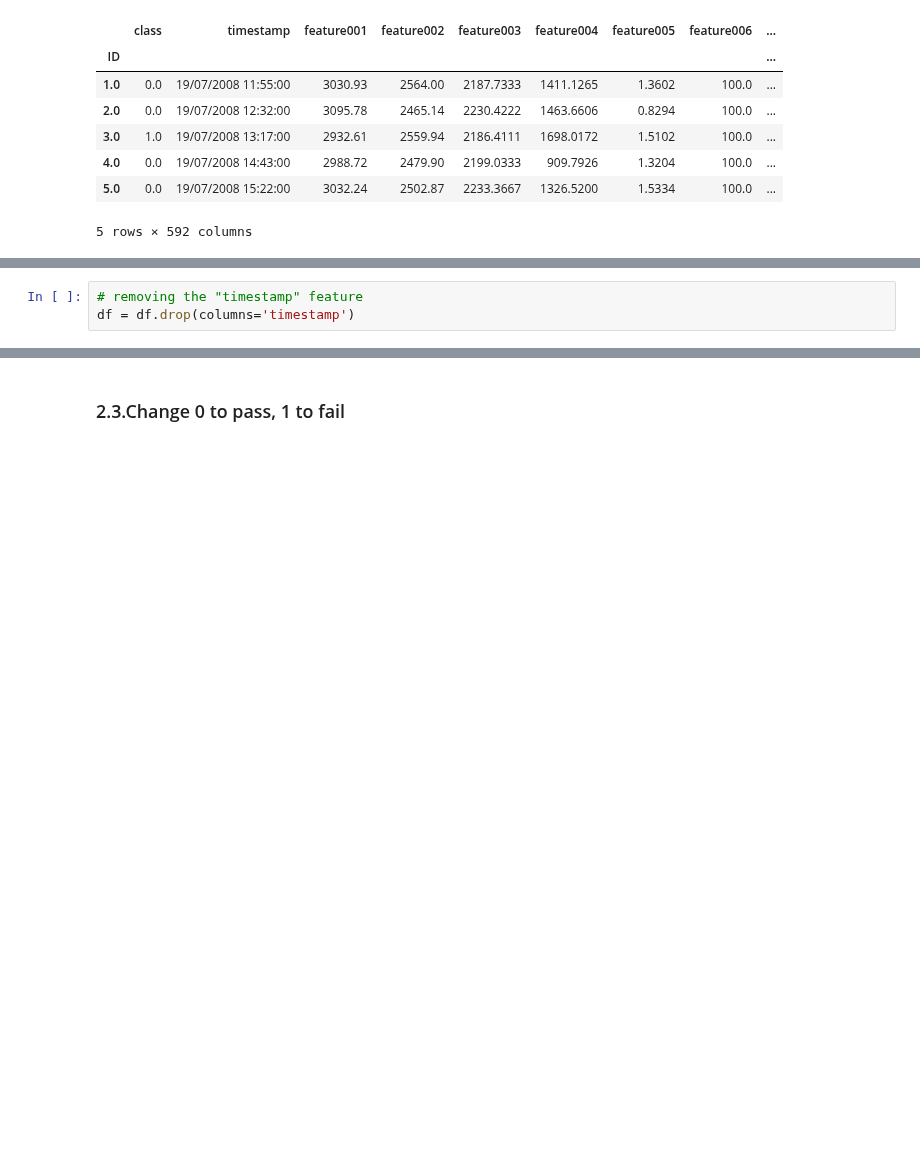
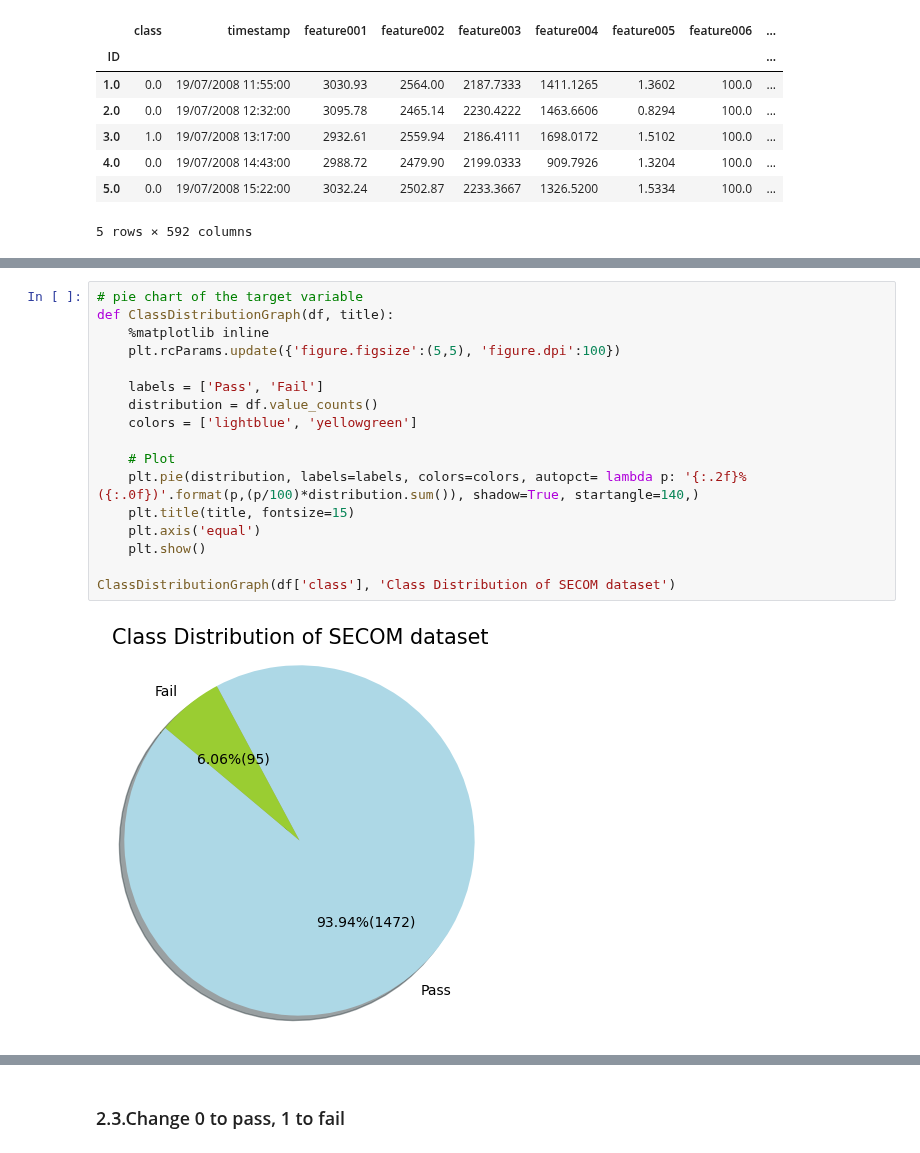
Before and after one commit to Landschy/datamining-htw, a Jupyter notebook: scripts/Presentation2.ipynb, the cells around one changed output, grey strips where cells are left out. Saved outputs shown, nothing was run; the diff lists cells and outputs as text; blank space fills up the shorter version.

```diff
--- a/scripts/Presentation2.ipynb
+++ b/scripts/Presentation2.ipynb
@@ -130,3 +146,0 @@ df.head()
-# %%
-# removing the "timestamp" feature
-df = df.drop(columns='timestamp')
@@ -132,0 +156,19 @@ df = df.drop(columns='timestamp')
+# %%
+# pie chart of the target variable
+def ClassDistributionGraph(df, title):
+    %matplotlib inline
+    plt.rcParams.update({'figure.figsize':(5,5), 'figure.dpi':100})
+
+    labels = ['Pass', 'Fail']
+    distribution = df.value_counts()
+    colors = ['lightblue', 'yellowgreen']
+
+    # Plot
+    plt.pie(distribution, labels=labels, colors=colors, autopct= lambda p: '{:.2f}%({:.0f})'.format(p,(p/100)*distribution.sum()), shadow=True, startangle=140,)
+    plt.title(title, fontsize=15)
+    plt.axis('equal')
+    plt.show()
+
+ClassDistributionGraph(df['class'], 'Class Distribution of SECOM dataset')
+# %% [output]
+[figure, added]
```
Also changed, not shown: parts of 39 cells of this notebook, 2 other files.
